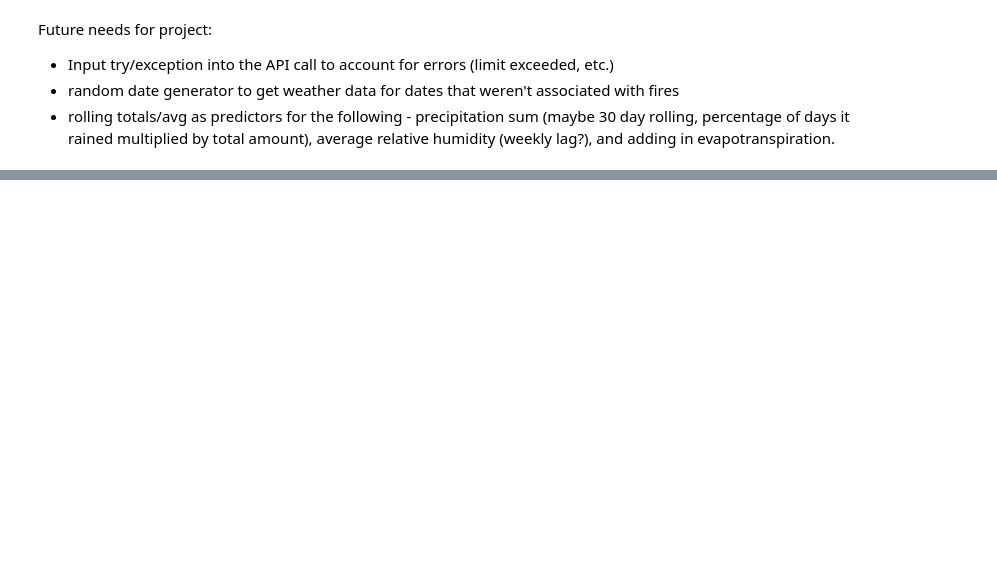
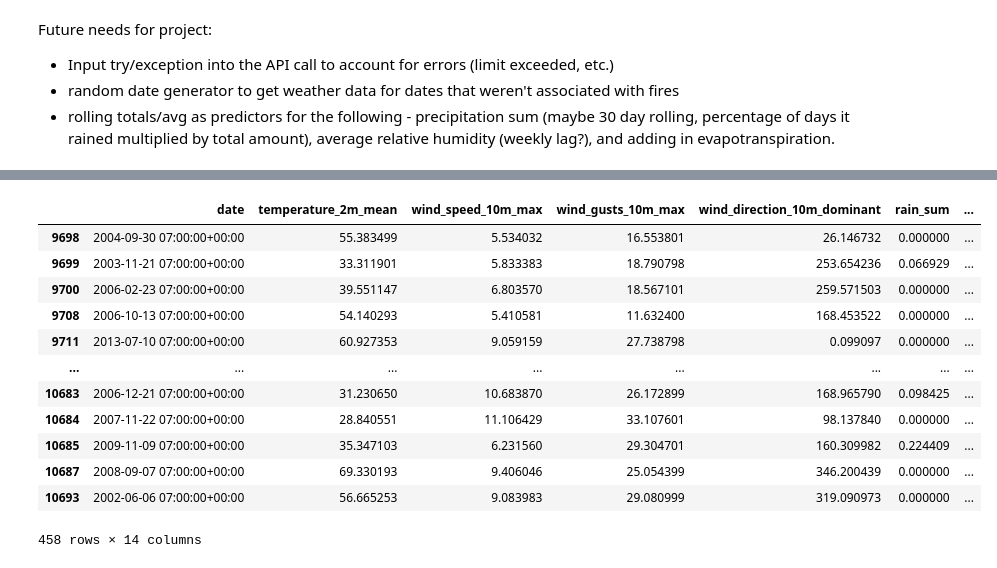
Before and after one commit to cgp9900/Fire_Prediction, a Jupyter notebook: Fire_Prediction.ipynb, the cells around one changed output, grey strips where cells are left out. Saved outputs shown, nothing was run; the diff lists cells and outputs as text; code cells hidden in the pictures; blank space fills up the shorter version.

```diff
--- a/Fire_Prediction.ipynb
+++ b/Fire_Prediction.ipynb
@@ -384,0 +384,16 @@ plt.show()
+# %%
+daily_dataframe_agg[daily_dataframe_agg['Size_class'] == 0]
+# %% [output]
+|  | date | temperature_2m_mean | wind_speed_10m_max | wind_gusts_10m_max | wind_direction_10m_dominant | rain_sum | ... |
+| 9698 | 2004-09-30 07:00:00+00:00 | 55.383499 | 5.534032 | 16.553801 | 26.146732 | 0.000000 | ... |
+| 9699 | 2003-11-21 07:00:00+00:00 | 33.311901 | 5.833383 | 18.790798 | 253.654236 | 0.066929 | ... |
+| 9700 | 2006-02-23 07:00:00+00:00 | 39.551147 | 6.803570 | 18.567101 | 259.571503 | 0.000000 | ... |
+| 9708 | 2006-10-13 07:00:00+00:00 | 54.140293 | 5.410581 | 11.632400 | 168.453522 | 0.000000 | ... |
+| 9711 | 2013-07-10 07:00:00+00:00 | 60.927353 | 9.059159 | 27.738798 | 0.099097 | 0.000000 | ... |
+| ... | ... | ... | ... | ... | ... | ... | ... |
+| 10683 | 2006-12-21 07:00:00+00:00 | 31.230650 | 10.683870 | 26.172899 | 168.965790 | 0.098425 | ... |
+| 10684 | 2007-11-22 07:00:00+00:00 | 28.840551 | 11.106429 | 33.107601 | 98.137840 | 0.000000 | ... |
+| 10685 | 2009-11-09 07:00:00+00:00 | 35.347103 | 6.231560 | 29.304701 | 160.309982 | 0.224409 | ... |
+| 10687 | 2008-09-07 07:00:00+00:00 | 69.330193 | 9.406046 | 25.054399 | 346.200439 | 0.000000 | ... |
+| 10693 | 2002-06-06 07:00:00+00:00 | 56.665253 | 9.083983 | 29.080999 | 319.090973 | 0.000000 | ... |
+458 rows × 14 columns
```
Also changed, not shown: parts of 5 cells of this notebook.
